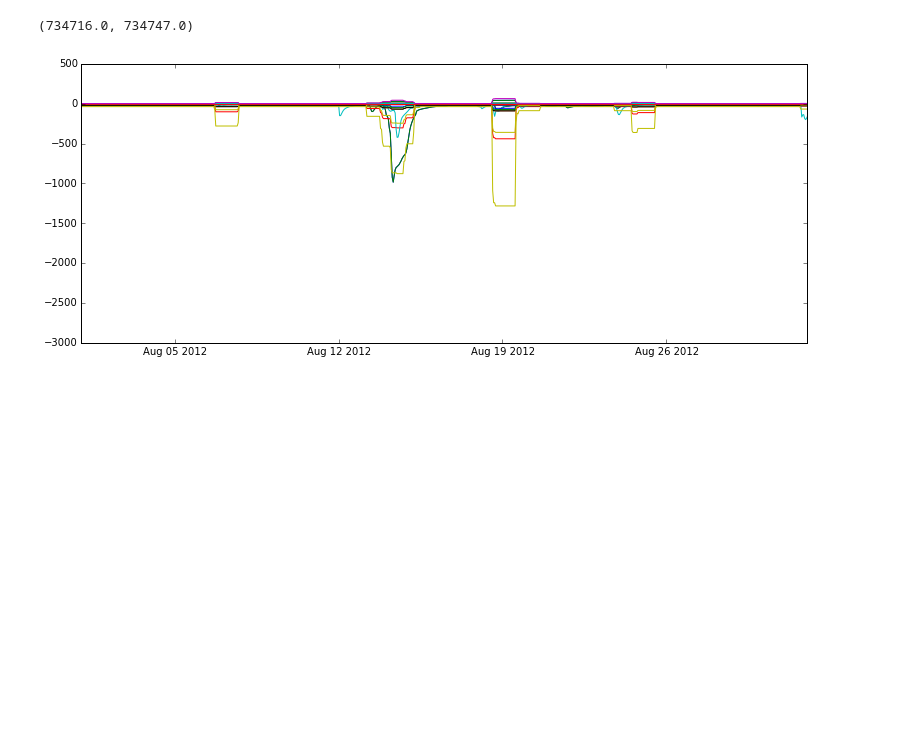
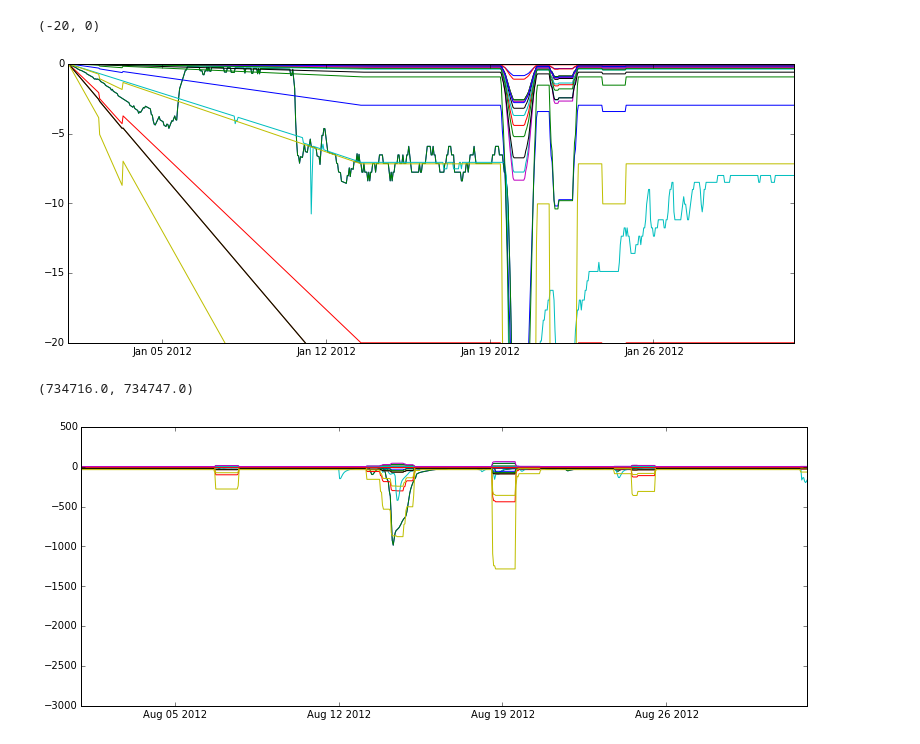
Before and after one commit to okadate/notebook, a Jupyter notebook: check/check_river.ipynb, the cells around one changed output. Drawn from its saved outputs; the diff is of its cells as text; code cells hidden in the pictures; blank space fills up the shorter version.

```diff
--- a/check/check_river.ipynb
+++ b/check/check_river.ipynb
@@ -17,3 +26,12 @@ yamato = q[:,11]
+# %%
+fig, ax = plt.subplots(1,1, figsize=[13,5])
+for i in range(34):
+    ax.plot(time, q[:,i])
+ax.set_xlim(t(2012,1,1,0),t(2012,2,1,0))
+ax.set_ylim(-20, 0)
+# %% [output]
+(-20, 0)
+[figure, added]
 # %%
 fig, ax = plt.subplots(1,1, figsize=[13,5])
 for i in range(34):
```
Also changed, not shown: parts of 2 cells of this notebook, 6 other files.
